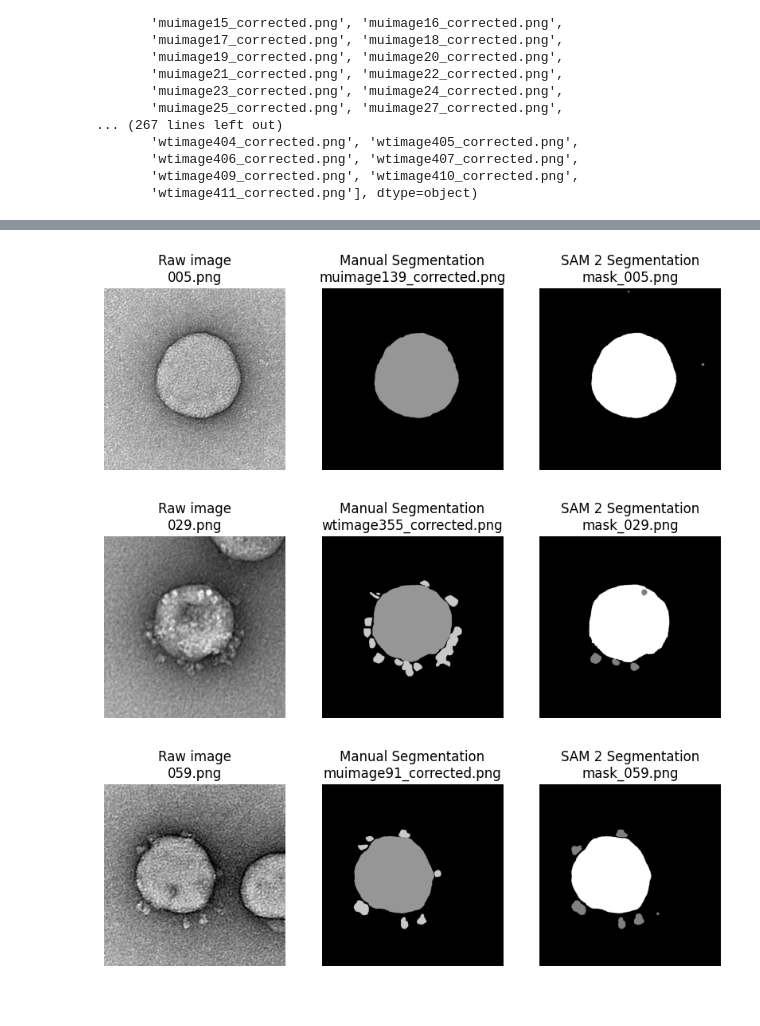
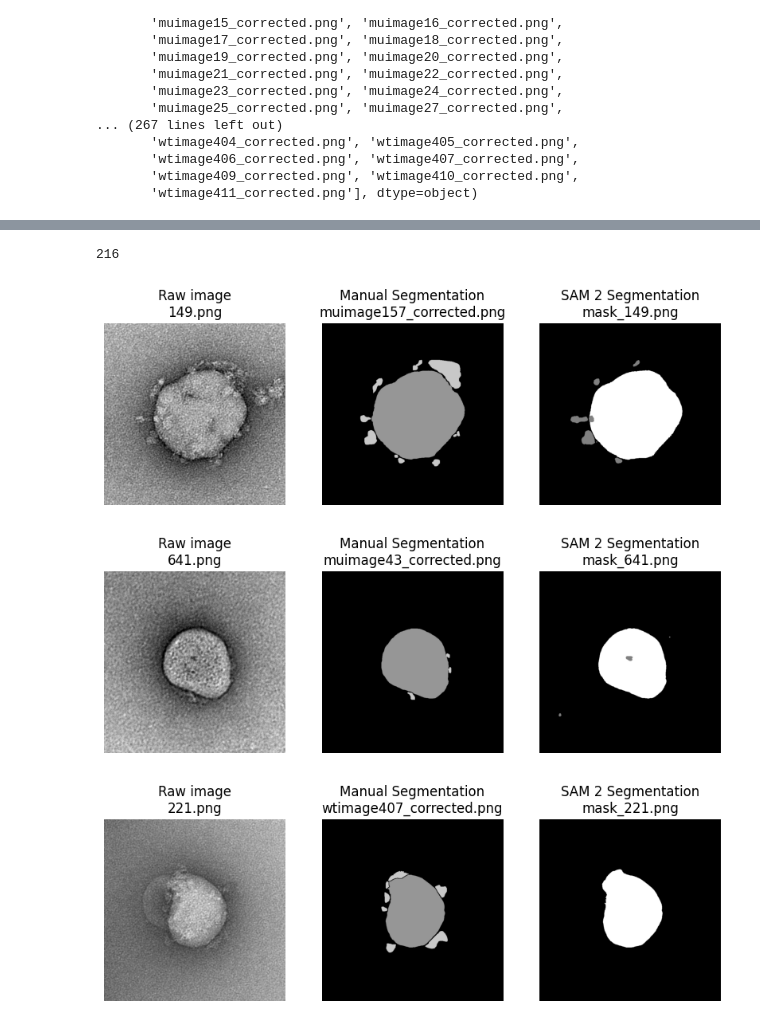
Before and after one commit to ascott-10/pub_viruses, a Jupyter notebook: test2.ipynb, the cells around one changed output, grey strips where cells are left out. Drawn from its saved outputs; the diff is of its cells as text; code cells hidden in the pictures.

```diff
--- a/test2.ipynb
+++ b/test2.ipynb
@@ -229,25 +173,31 @@ new_df.rename(columns = {"new_id_padded": "im_id",
                        "type": "class"}, inplace=True)
 
 new_df.to_csv("/home/ascott10/documents/projects/pub_viruses/references/sam_2_segmented_images.csv")
+
+len(new_df)
+# %% [output]
+216
 # %%
 dir_name = Path("sam_masks")
 ids = sorted(p.stem.split("_")[-1] for p in dir_name.glob("*.png"))
 
 df_filtered = df[df["new_id_padded"].isin(ids)].sort_values(by = "new_id")
 #df_filtered[["new_id_padded", "old_file_name"]]
 
 show_random_examples(df_filtered, k=5)
 #show_random_examples(df_filtered, k=5, kind="wt")
 #show_random_examples(df_filtered, k=5, kind="mu")
 #show_random_examples(df_filtered, k=5, kind="wt", seed=42)
 
 new_df = df_filtered[["type", "new_id_padded"]].copy()
 base_dir = "/home/ascott10/documents/projects/pub_viruses/sam_masks"
 new_df["new_id_padded"] =  "mask_" + new_df["new_id_padded"]
 new_df["file_path"] = base_dir  + "/" + new_df["new_id_padded"] + ".png"
-new_df["file_path"].to_list()
+
+new_df.rename(columns = {"new_id_padded": "im_id",
+                       "type": "class"}, inplace=True)
 new_df.to_csv("/home/ascott10/documents/projects/pub_viruses/references/sam_2_segmented_images.csv")
 # %% [output]
-[figure, old version]
+[figure, new version]
-[figure, old version]
+[figure, new version]
-[figure, old version]
+[figure, new version]
```
Also changed, not shown: parts of 7 cells of this notebook, 24 other files.
